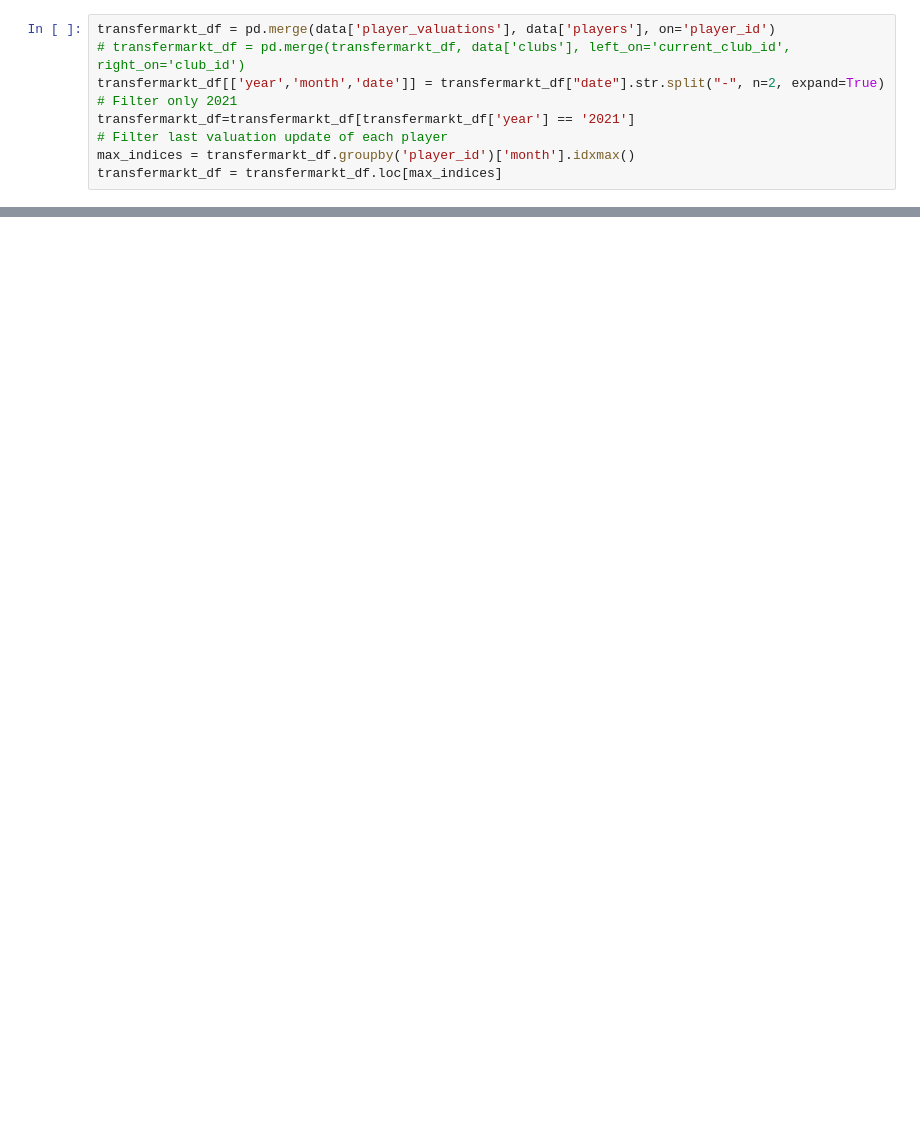
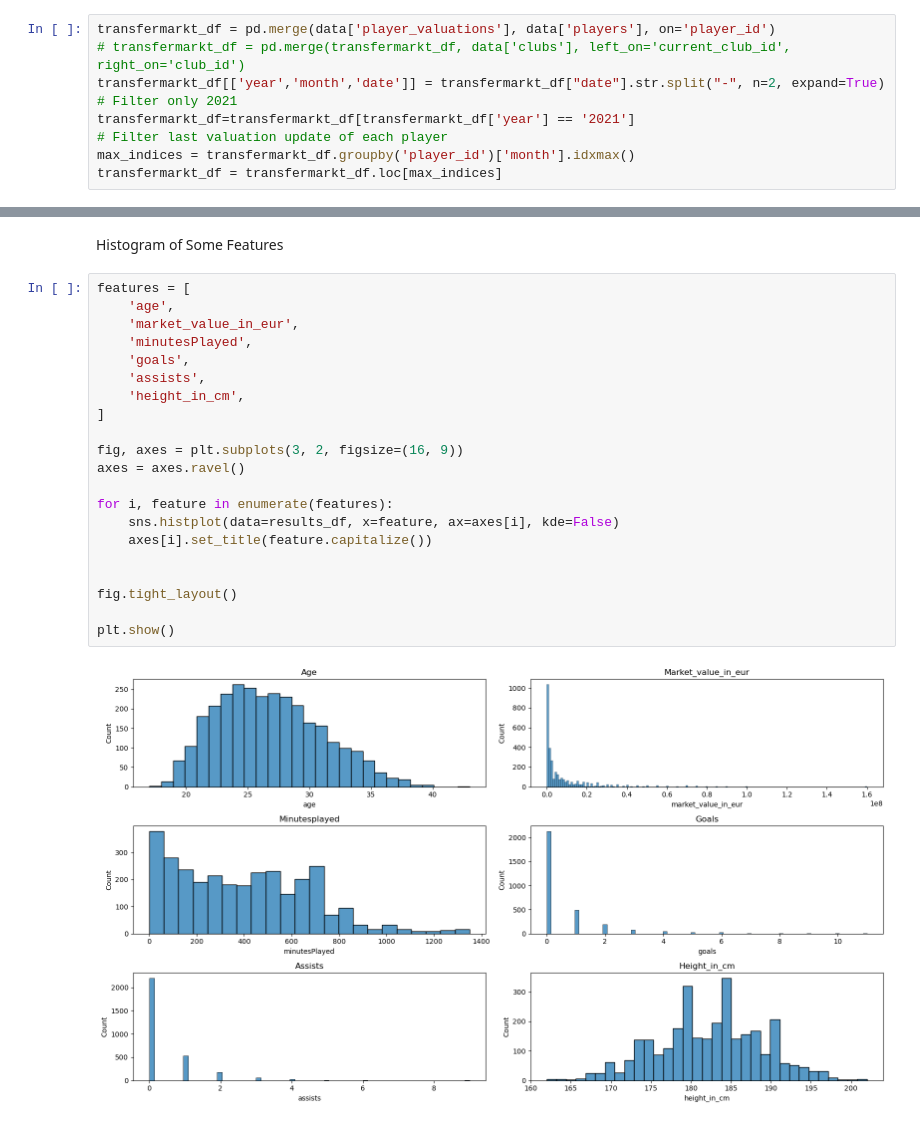
Before and after one commit to Manucians03/transfermarkt-football-player-evaluation, a Jupyter notebook: main.ipynb, the cells around one changed output, grey strips where cells are left out. Saved outputs shown, nothing was run; the diff lists cells and outputs as text; blank space fills up the shorter version.

```diff
--- a/main.ipynb
+++ b/main.ipynb
@@ -151,0 +198,25 @@ for col in results_df.columns:
+# %% [markdown]
+Histogram of Some Features
+# %%
+features = [
+    'age',
+    'market_value_in_eur',
+    'minutesPlayed',
+    'goals',
+    'assists',
+    'height_in_cm',
+]
+
+fig, axes = plt.subplots(3, 2, figsize=(16, 9))
+axes = axes.ravel()
+
+for i, feature in enumerate(features):
+    sns.histplot(data=results_df, x=feature, ax=axes[i], kde=False)
+    axes[i].set_title(feature.capitalize())
+
+
+fig.tight_layout()
+
+plt.show()
+# %% [output]
+[figure, added]
```
Also changed, not shown: parts of 10 cells of this notebook.
